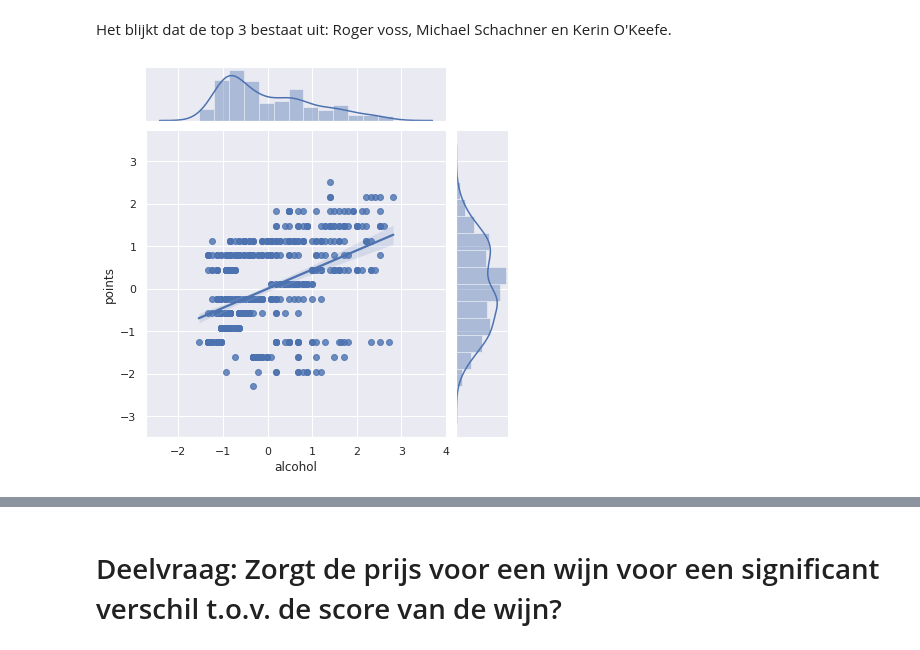
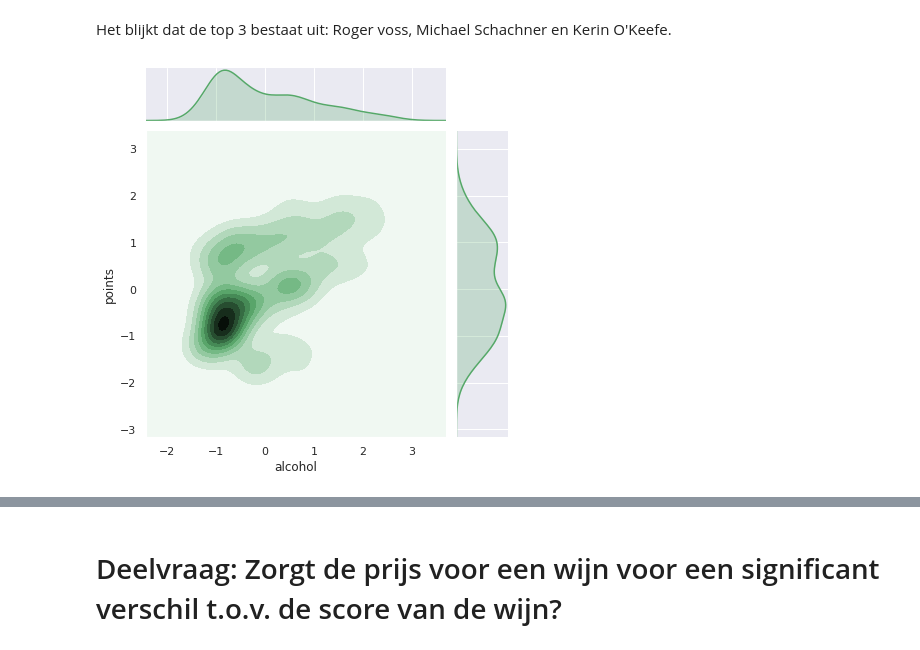
Before and after one commit to TijsS/jupyterNotebook, a Jupyter notebook: Copy_of_WijnOnderzoek.ipynb, the cells around one changed output, grey strips where cells are left out. Drawn from its saved outputs; the diff is of its cells as text; code cells hidden in the pictures.

```diff
--- a/Copy_of_WijnOnderzoek.ipynb
+++ b/Copy_of_WijnOnderzoek.ipynb
@@ -177,25 +178,23 @@ dfKerin = dfD2[['pH', 'points']].loc[df['taster_name'] == 'Kerin O’Keefe']
 # %%
-#scatterplot van de gegevens van Roger
-#alcohol + total sulfur dioxide?
-#pH + alcohol??
-#pH + citric acid?
+#haal de uitschieters uit de dataframe
 Q1 = dfRoger['alcohol'].quantile(0.25)
 Q3 = dfRoger['alcohol'].quantile(0.75)
 IQR = Q3 - Q1
 
 filter = (dfRoger['alcohol'] >= Q1 - 1.5 * IQR) & (dfRoger['alcohol'] <= Q3 + 1.5 *IQR)
 dfRoger = dfRoger.loc[filter]
 
 Q1 = dfRoger['points'].quantile(0.25)
 Q3 = dfRoger['points'].quantile(0.75)
 IQR = Q3 - Q1
 
 filter = (dfRoger['points'] >= Q1 - 1.5 * IQR) & (dfRoger['points'] <= Q3 + 1.5 *IQR)
 dfRoger = dfRoger.loc[filter]
 
-#normaliseer waardes van Roger
+#normaliseer waardes
 dfRoger=(dfRoger-dfRoger.mean())/dfRoger.std()
 
-ax = sns.jointplot('alcohol', 'points', data=dfRoger,kind="reg")
+#plot een grafiek om te zien hoeveel clusters er zijn. In dit geval zijn dat er 4
+ax = sns.jointplot('alcohol', 'points', data=dfRoger, kind="kde", color="g")
 # %% [output]
-[figure, old version]
+[figure, new version]
```
Also changed, not shown: parts of 30 cells of this notebook.
